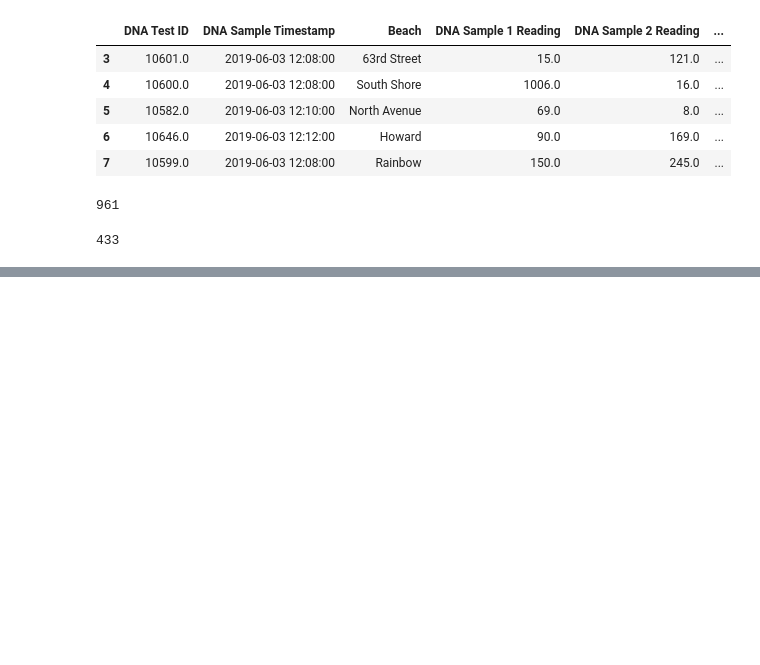
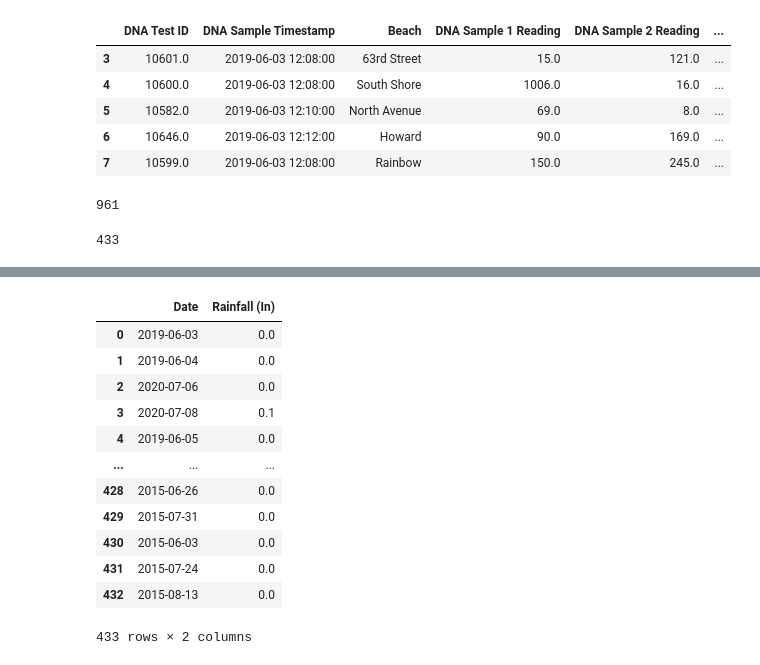
Before and after one commit to ander1908/Bootcamp_Project1, a Jupyter notebook: Milwaukee_Historical_Weather_Data.ipynb, the cells around one changed output, grey strips where cells are left out. Cells and saved outputs as stored; diff of their text form; code cells hidden in the pictures; blank space fills up the shorter version.

```diff
--- a/Milwaukee_Historical_Weather_Data.ipynb
+++ b/Milwaukee_Historical_Weather_Data.ipynb
@@ -96,0 +165,19 @@ for i in timeframe:
+# %%
+dna_rainfall_dict = {"Date": date_list, "Rainfall (In)": rain_sum_list}
+dna_rainfall_df = pd.DataFrame(dna_rainfall_dict)
+dna_rainfall_df = dna_rainfall_df.sort_values(by="Date")
+dna_rainfall_df
+# %% [output]
+|  | Date | Rainfall (In) |
+| 0 | 2019-06-03 | 0.0 |
+| 1 | 2019-06-04 | 0.0 |
+| 2 | 2020-07-06 | 0.0 |
+| 3 | 2020-07-08 | 0.1 |
+| 4 | 2019-06-05 | 0.0 |
+| ... | ... | ... |
+| 428 | 2015-06-26 | 0.0 |
+| 429 | 2015-07-31 | 0.0 |
+| 430 | 2015-06-03 | 0.0 |
+| 431 | 2015-07-24 | 0.0 |
+| 432 | 2015-08-13 | 0.0 |
+433 rows × 2 columns
```
Also changed, not shown: parts of 13 cells of this notebook.
